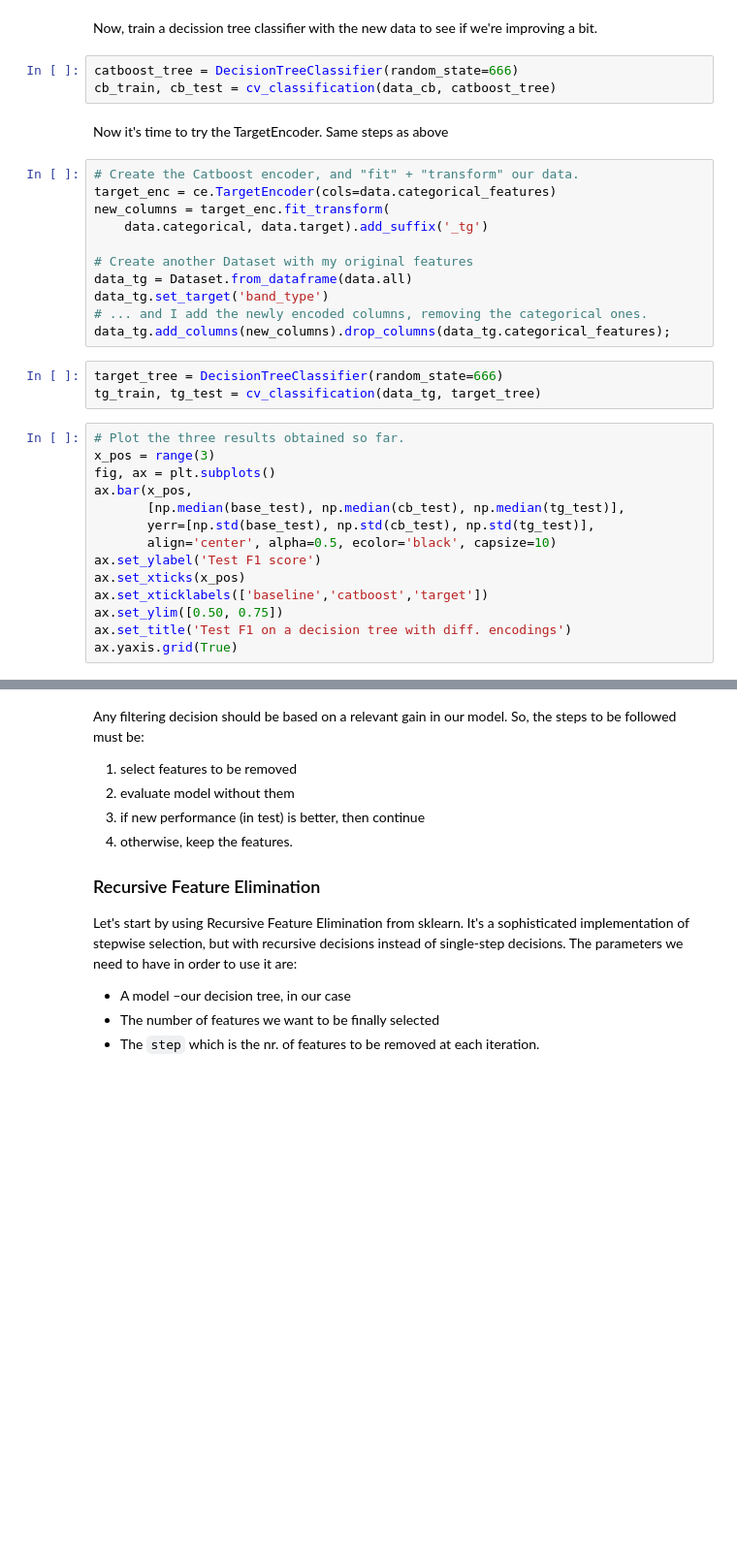
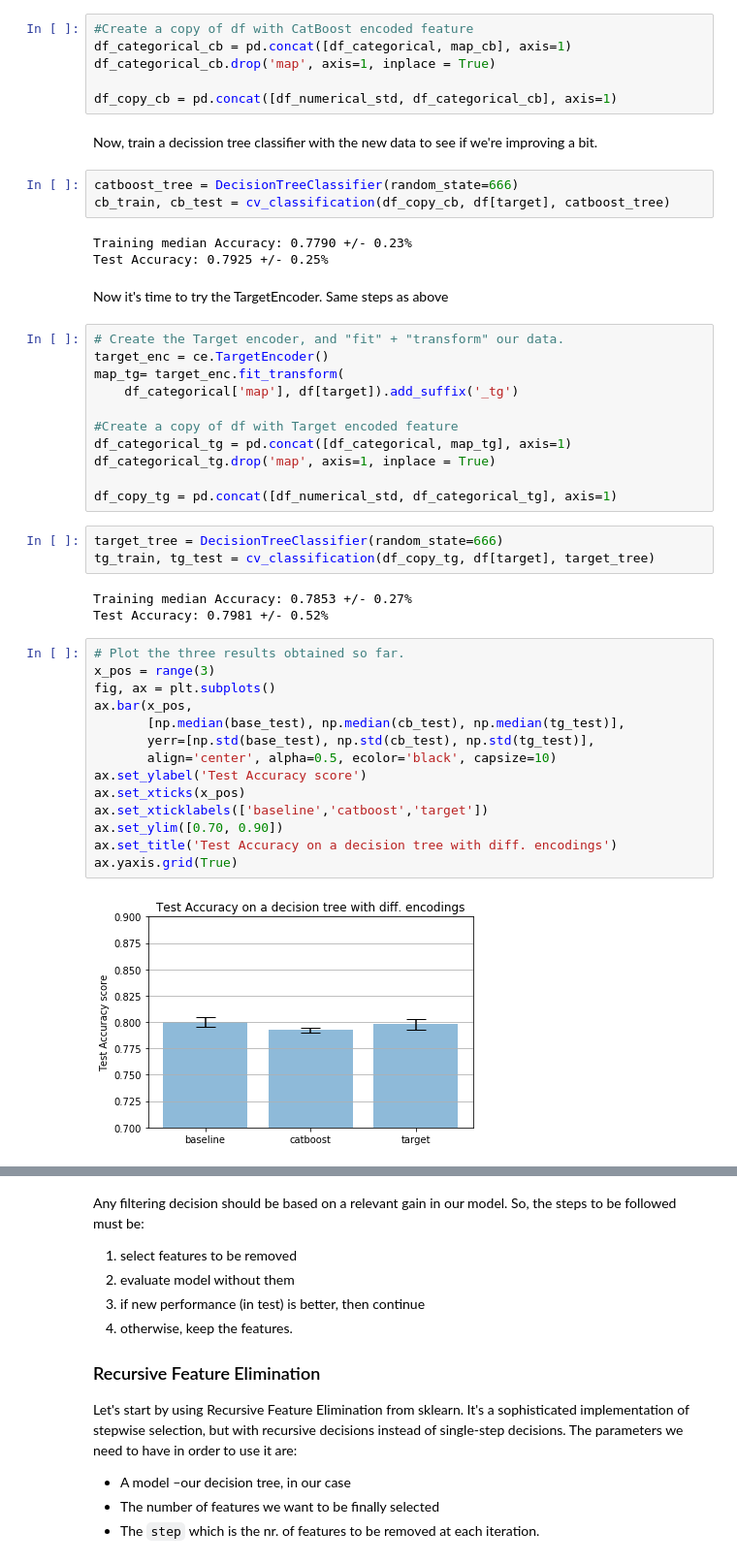
Before and after one commit to jacksomeone-92/ML2_Group_B, a Jupyter notebook: GroupB_CounterStrikeGO.ipynb, the cells around one changed output, grey strips where cells are left out. Shown: that part at 97% size. Cells and saved outputs as stored; diff of their text form; blank space fills up the shorter version.

```diff
--- a/GroupB_CounterStrikeGO.ipynb
+++ b/GroupB_CounterStrikeGO.ipynb
@@ -802,36 +670,50 @@ data_cb.add_columns(new_columns).drop_columns(data_cb.categorical_features);
+# %%
+#Create a copy of df with CatBoost encoded feature
+df_categorical_cb = pd.concat([df_categorical, map_cb], axis=1)
+df_categorical_cb.drop('map', axis=1, inplace = True)
+
+df_copy_cb = pd.concat([df_numerical_std, df_categorical_cb], axis=1)
 # %% [markdown]
 Now, train a decission tree classifier with the new data to see if we're improving a bit.
 # %%
 catboost_tree = DecisionTreeClassifier(random_state=666)
-cb_train, cb_test = cv_classification(data_cb, catboost_tree)
+cb_train, cb_test = cv_classification(df_copy_cb, df[target], catboost_tree)
+# %% [output]
+Training median Accuracy: 0.7790 +/- 0.23%
+Test Accuracy: 0.7925 +/- 0.25%
 # %% [markdown]
 Now it's time to try the TargetEncoder. Same steps as above
-# %%
-# Create the Catboost encoder, and "fit" + "transform" our data.
-target_enc = ce.TargetEncoder(cols=data.categorical_features)
-new_columns = target_enc.fit_transform(
-    data.categorical, data.target).add_suffix('_tg')
-
-# Create another Dataset with my original features
-data_tg = Dataset.from_dataframe(data.all)
-data_tg.set_target('band_type')
-# ... and I add the newly encoded columns, removing the categorical ones.
-data_tg.add_columns(new_columns).drop_columns(data_tg.categorical_features);
+# %%
+# Create the Target encoder, and "fit" + "transform" our data.
+target_enc = ce.TargetEncoder()
+map_tg= target_enc.fit_transform(
+    df_categorical['map'], df[target]).add_suffix('_tg')
+
+#Create a copy of df with Target encoded feature
+df_categorical_tg = pd.concat([df_categorical, map_tg], axis=1)
+df_categorical_tg.drop('map', axis=1, inplace = True)
+
+df_copy_tg = pd.concat([df_numerical_std, df_categorical_tg], axis=1)
 # %%
 target_tree = DecisionTreeClassifier(random_state=666)
-tg_train, tg_test = cv_classification(data_tg, target_tree)
+tg_train, tg_test = cv_classification(df_copy_tg, df[target], target_tree)
+# %% [output]
+Training median Accuracy: 0.7853 +/- 0.27%
+Test Accuracy: 0.7981 +/- 0.52%
 # %%
 # Plot the three results obtained so far.
 x_pos = range(3)
 fig, ax = plt.subplots()
 ax.bar(x_pos,
        [np.median(base_test), np.median(cb_test), np.median(tg_test)],
        yerr=[np.std(base_test), np.std(cb_test), np.std(tg_test)],
        align='center', alpha=0.5, ecolor='black', capsize=10)
-ax.set_ylabel('Test F1 score')
+ax.set_ylabel('Test Accuracy score')
 ax.set_xticks(x_pos)
 ax.set_xticklabels(['baseline','catboost','target'])
-ax.set_ylim([0.50, 0.75])
-ax.set_title('Test F1 on a decision tree with diff. encodings')
+ax.set_ylim([0.70, 0.90])
+ax.set_title('Test Accuracy on a decision tree with diff. encodings')
 ax.yaxis.grid(True)
+# %% [output]
+[figure, added]
 # %% [markdown]
```
Also changed, not shown: parts of 61 cells of this notebook.
